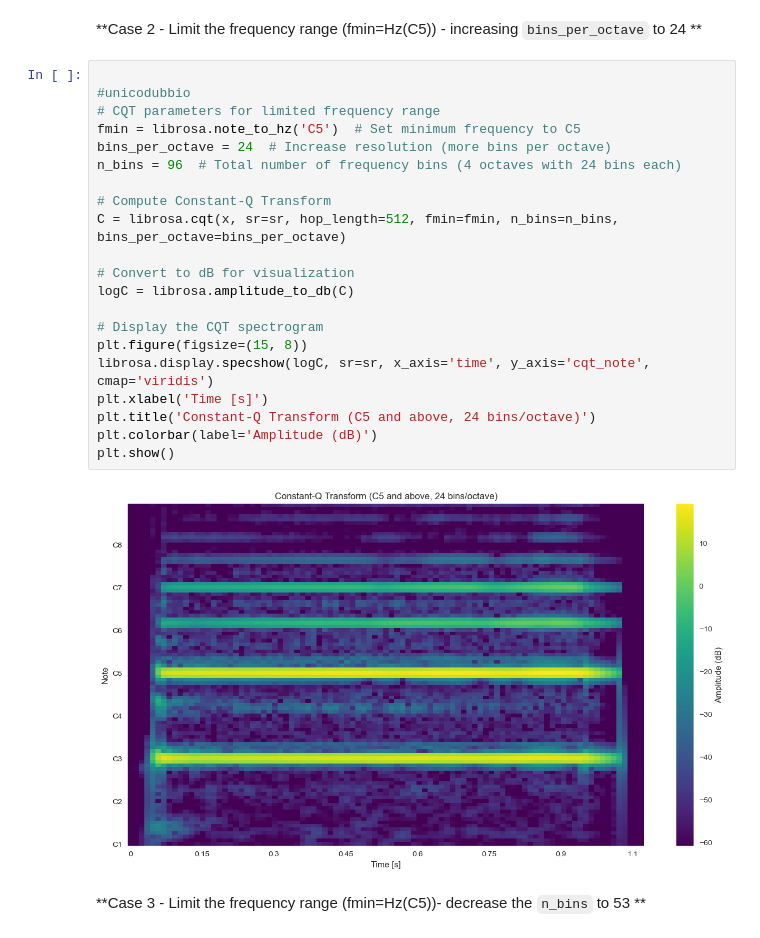
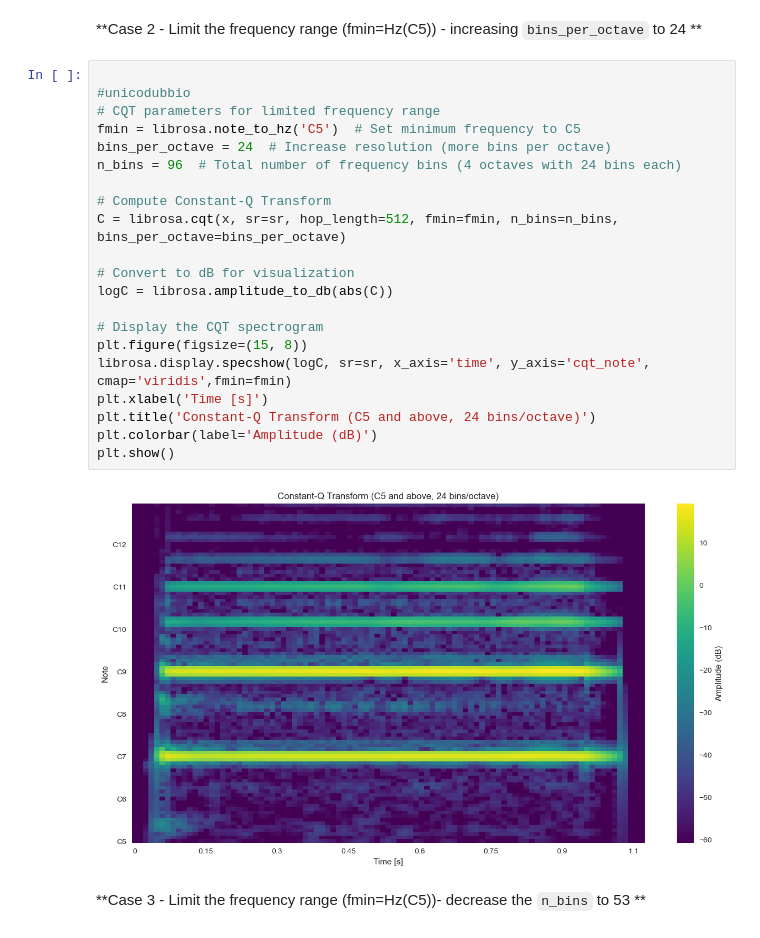
Before and after one commit to Carmenfranci/Selected, a Jupyter notebook: Lab_1_students.ipynb, the cells around one changed output. Cells and saved outputs as stored; diff of their text form.

```diff
--- a/Lab_1_students.ipynb
+++ b/Lab_1_students.ipynb
@@ -936,26 +925,26 @@ plt.show()
 # %%
 
 #unicodubbio
 # CQT parameters for limited frequency range
 fmin = librosa.note_to_hz('C5')  # Set minimum frequency to C5
 bins_per_octave = 24  # Increase resolution (more bins per octave)
 n_bins = 96  # Total number of frequency bins (4 octaves with 24 bins each)
 
 # Compute Constant-Q Transform
 C = librosa.cqt(x, sr=sr, hop_length=512, fmin=fmin, n_bins=n_bins, bins_per_octave=bins_per_octave)
 
 # Convert to dB for visualization
-logC = librosa.amplitude_to_db(C)
+logC = librosa.amplitude_to_db(abs(C))
 
 # Display the CQT spectrogram
 plt.figure(figsize=(15, 8))
-librosa.display.specshow(logC, sr=sr, x_axis='time', y_axis='cqt_note', cmap='viridis')
+librosa.display.specshow(logC, sr=sr, x_axis='time', y_axis='cqt_note', cmap='viridis',fmin=fmin)
 plt.xlabel('Time [s]')
 plt.title('Constant-Q Transform (C5 and above, 24 bins/octave)')
 plt.colorbar(label='Amplitude (dB)')
 plt.show()
 # %% [output]
-[figure, old version]
+[figure, new version]
 # %% [markdown]
 **Case 3 - Limit the frequency range (fmin=Hz(C5))- decrease the `n_bins` to 53 **
 # %%
```
Also changed, not shown: parts of 6 cells of this notebook, 2 other files.
